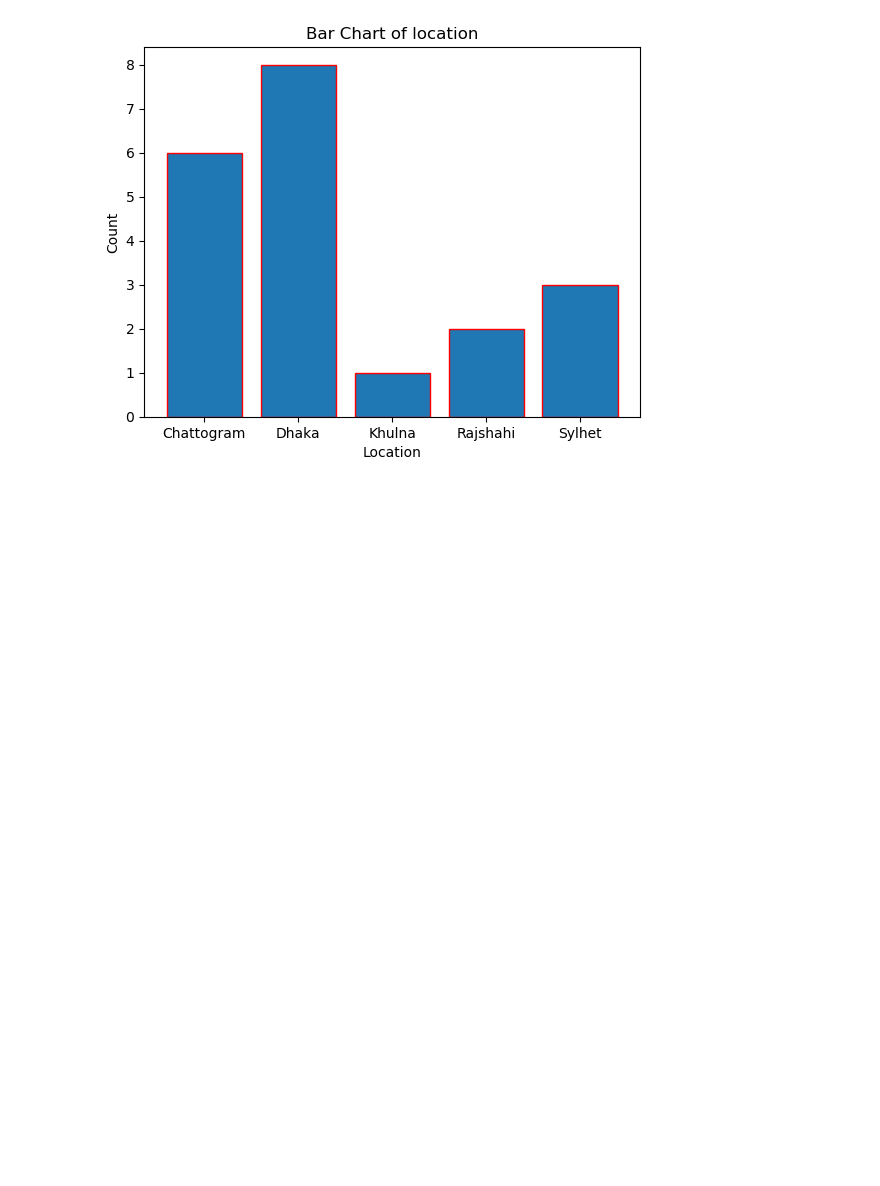
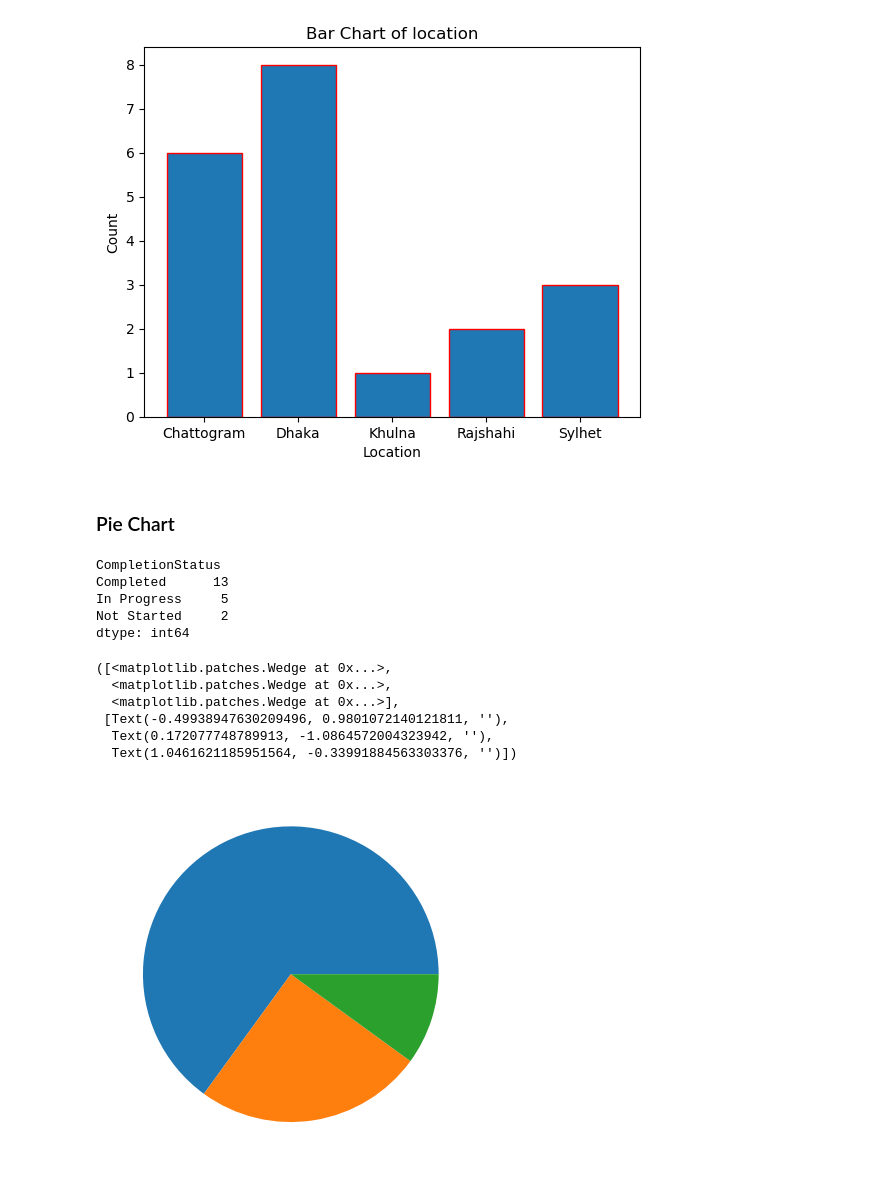
Before and after one commit to rabeyanoor/AI-ML, a Jupyter notebook: Week-4/Module_15.ipynb, the cells around one changed output. Saved outputs shown, nothing was run; the diff lists cells and outputs as text; code cells hidden in the pictures; blank space fills up the shorter version.

Commit message:
Pie Chart

```diff
--- a/Week-4/Module_15.ipynb
+++ b/Week-4/Module_15.ipynb
@@ -406,3 +406,25 @@ plt.title('Bar Chart of location')
 plt.show()
 # %% [output]
 [figure]
+# %% [markdown]
+### Pie Chart
+# %%
+status=df.groupby('CompletionStatus').size()
+
+status
+# %% [output]
+CompletionStatus
+Completed      13
+In Progress     5
+Not Started     2
+dtype: int64
+# %%
+plt.pie(status)
+# %% [output]
+([<matplotlib.patches.Wedge at 0x...>,
+  <matplotlib.patches.Wedge at 0x...>,
+  <matplotlib.patches.Wedge at 0x...>],
+ [Text(-0.49938947630209496, 0.9801072140121811, ''),
+  Text(0.172077748789913, -1.0864572004323942, ''),
+  Text(1.0461621185951564, -0.33991884563303376, '')])
+[figure, added]
```
Also changed, not shown: parts of 5 cells of this notebook.
